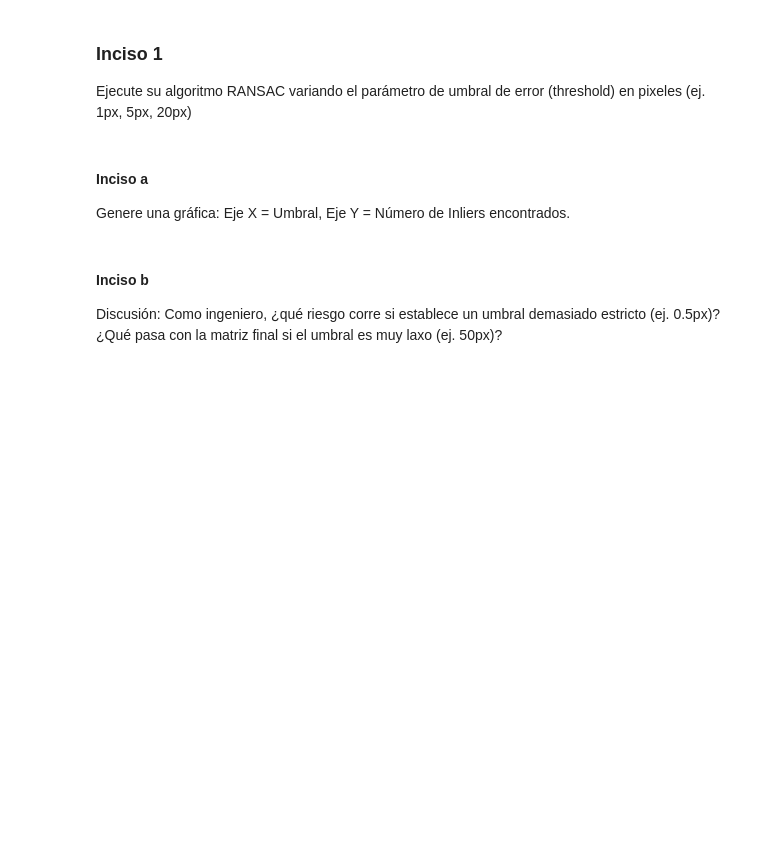
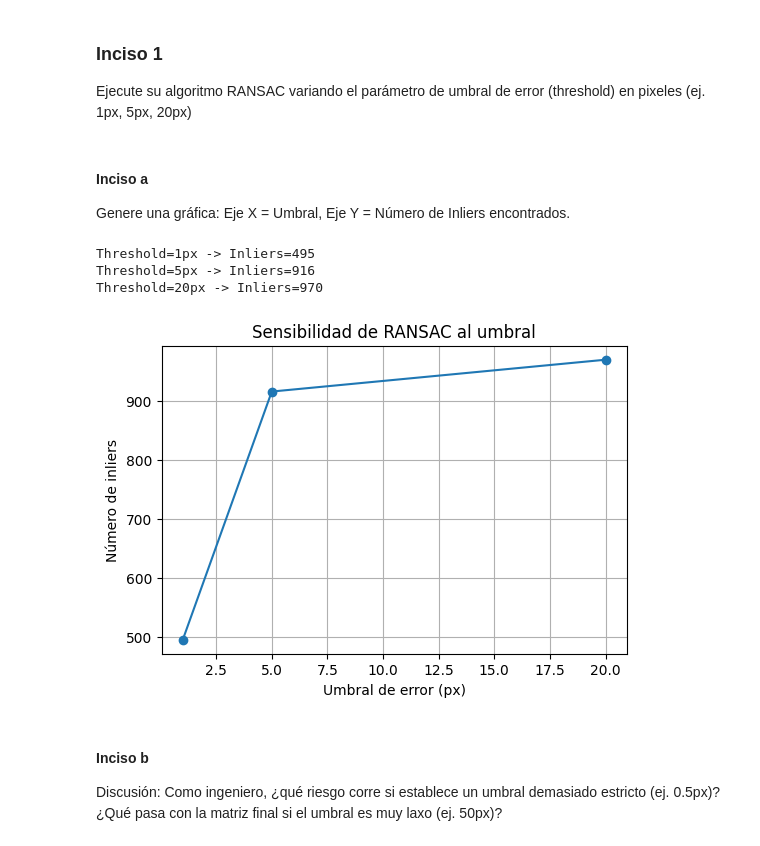
Before and after one commit to JosueSay/intro-to-computer-vision, a Jupyter notebook: labs/lab4/lab4.ipynb, the cells around one changed output. Drawn from its saved outputs; the diff is of its cells as text; code cells hidden in the pictures; blank space fills up the shorter version.

```diff
--- a/labs/lab4/lab4.ipynb
+++ b/labs/lab4/lab4.ipynb
@@ -909,6 +909,40 @@ Ejecute su algoritmo RANSAC variando el parámetro de umbral de error (threshold
 #### Inciso a
 
 Genere una gráfica: Eje X = Umbral, Eje Y = Número de Inliers encontrados.
+# %%
+thresholds = [1, 5, 20]
+inliers_counts = []
+
+for t in thresholds:
+    H_tmp, inlier_mask_tmp, inlier_count_tmp = ransac_homografia(
+        matches=bf_matches,
+        umbral=t,
+        prob_exito=RANSAC_PROB_EXITO,
+        keypoints_src=kp1,
+        keypoints_dst=kp2,
+        seed=RANSAC_SEED,
+        min_iterations=RANSAC_MIN_ITERATIONS,
+        max_iterations=RANSAC_MAX_ITERATIONS,
+        enable_logs=False
+    )
+
+    inliers_counts.append(inlier_count_tmp)
+    print(f"Threshold={t}px -> Inliers={inlier_count_tmp}")
+
+# Gráfica
+
+plt.figure(figsize=(6,4))
+plt.plot(thresholds, inliers_counts, marker='o')
+plt.xlabel("Umbral de error (px)")
+plt.ylabel("Número de inliers")
+plt.title("Sensibilidad de RANSAC al umbral")
+plt.grid(True)
+plt.show()
+# %% [output]
+Threshold=1px -> Inliers=495
+Threshold=5px -> Inliers=916
+Threshold=20px -> Inliers=970
+[figure, added]
 # %% [markdown]
 #### Inciso b
 
```
Also changed, not shown: parts of 7 cells of this notebook.
